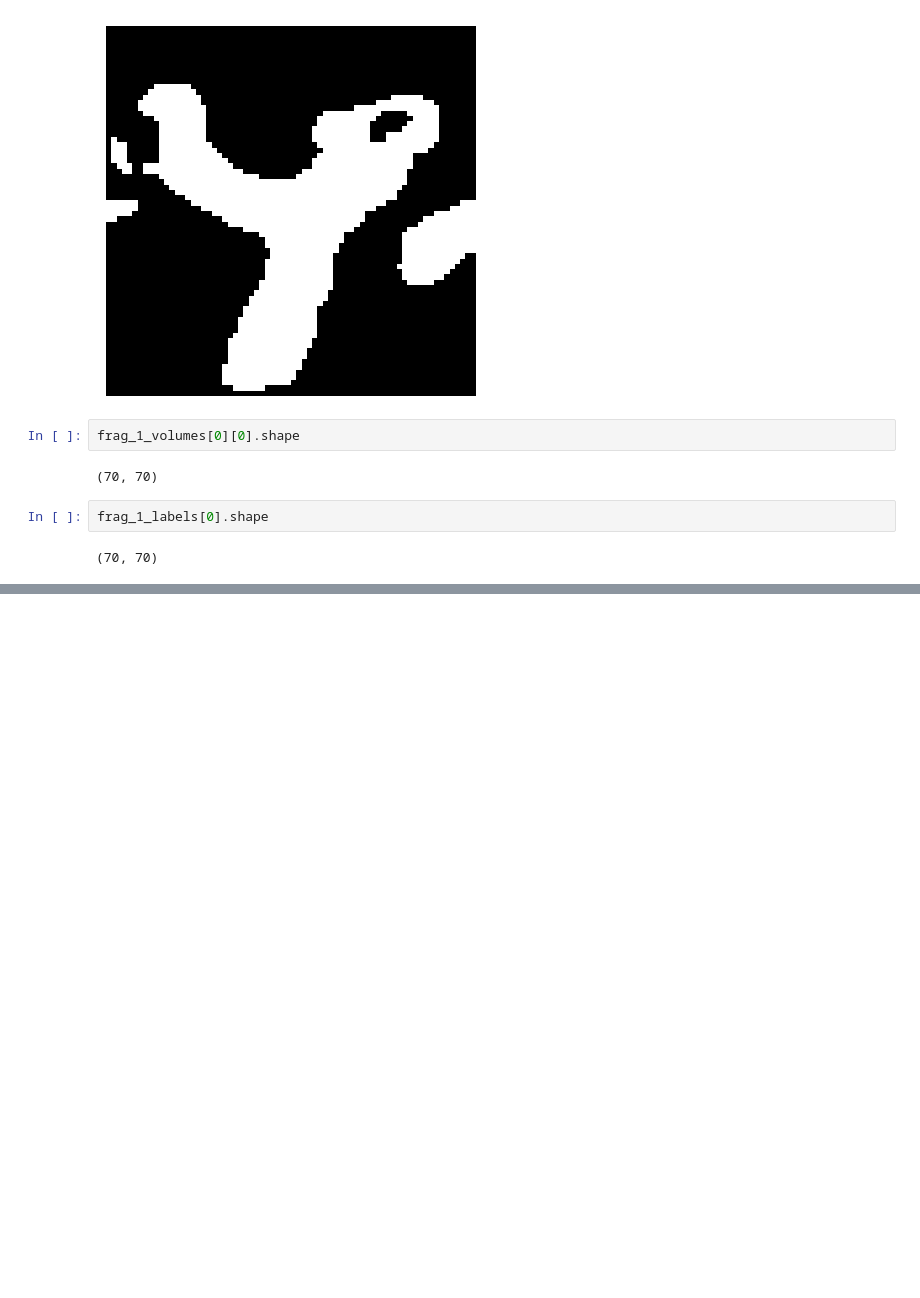
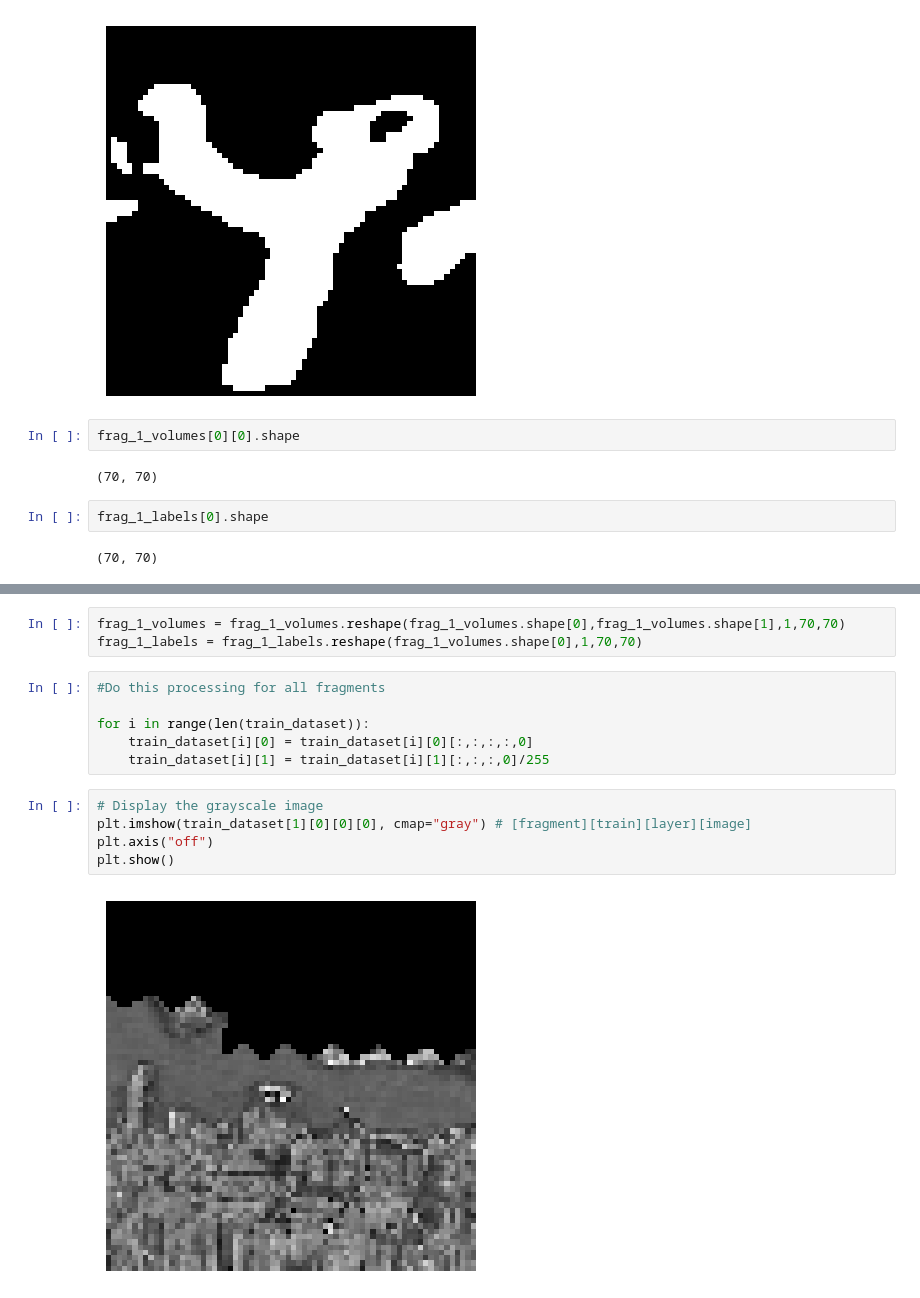
Before and after one commit to Wishmitha/Vesuvius, a Jupyter notebook: ink_detection/ink_detection_unet.ipynb, the cells around one changed output, grey strips where cells are left out. Cells and saved outputs as stored; diff of their text form; blank space fills up the shorter version.

Commit message:
Reshape dataset to rquired input dimensions

```diff
--- a/ink_detection/ink_detection_unet.ipynb
+++ b/ink_detection/ink_detection_unet.ipynb
@@ -83,0 +94,16 @@ frag_1_labels[0].shape
+# %%
+frag_1_volumes = frag_1_volumes.reshape(frag_1_volumes.shape[0],frag_1_volumes.shape[1],1,70,70)
+frag_1_labels = frag_1_labels.reshape(frag_1_volumes.shape[0],1,70,70)
+# %%
+#Do this processing for all fragments
+
+for i in range(len(train_dataset)):
+    train_dataset[i][0] = train_dataset[i][0][:,:,:,:,0]
+    train_dataset[i][1] = train_dataset[i][1][:,:,:,0]/255
+# %%
+# Display the grayscale image
+plt.imshow(train_dataset[1][0][0][0], cmap="gray") # [fragment][train][layer][image]
+plt.axis("off")
+plt.show()
+# %% [output]
+[figure, added]
```
Also changed, not shown: parts of 8 cells of this notebook.
